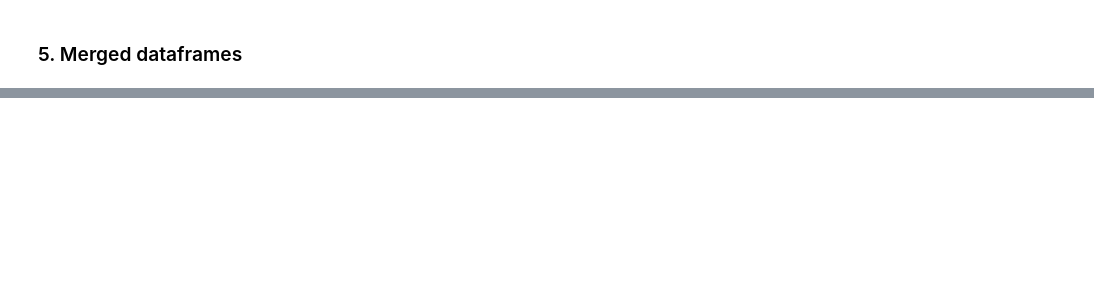
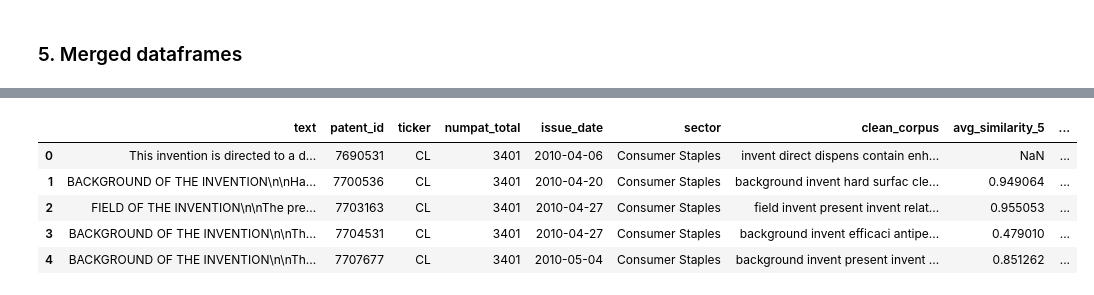
Before and after one commit to CatalinaOdizzio/Forcasting, a Jupyter notebook: 2_LDA_Topic_Modelling.ipynb, the cells around one changed output, grey strips where cells are left out. Cells and saved outputs as stored; diff of their text form; code cells hidden in the pictures; blank space fills up the shorter version.

```diff
--- a/2_LDA_Topic_Modelling.ipynb
+++ b/2_LDA_Topic_Modelling.ipynb
@@ -473,6 +468,13 @@ chd_final.head(5)
 # %%
 cl_final = pd.concat([cl_df,cl_similarity], axis=1)
-cl_final.head(5)
+cl_final.head()
+# %% [output]
+|  | text | patent_id | ticker | numpat_total | issue_date | sector | clean_corpus | avg_similarity_5 | ... |
+| 0 | This invention is directed to a d... | 7690531 | CL | 3401 | 2010-04-06 | Consumer Staples | invent direct dispens contain enh... | NaN | ... |
+| 1 | BACKGROUND OF THE INVENTION\n\nHa... | 7700536 | CL | 3401 | 2010-04-20 | Consumer Staples | background invent hard surfac cle... | 0.949064 | ... |
+| 2 | FIELD OF THE INVENTION\n\nThe pre... | 7703163 | CL | 3401 | 2010-04-27 | Consumer Staples | field invent present invent relat... | 0.955053 | ... |
+| 3 | BACKGROUND OF THE INVENTION\n\nTh... | 7704531 | CL | 3401 | 2010-04-27 | Consumer Staples | background invent efficaci antipe... | 0.479010 | ... |
+| 4 | BACKGROUND OF THE INVENTION\n\nTh... | 7707677 | CL | 3401 | 2010-05-04 | Consumer Staples | background invent present invent ... | 0.851262 | ... |
 # %%
 cpb_final = pd.concat([cpb_df,cpb_similarity], axis=1)
 cpb_final.head(5)
```
Also changed, not shown: parts of 13 cells of this notebook, 5 other files.
